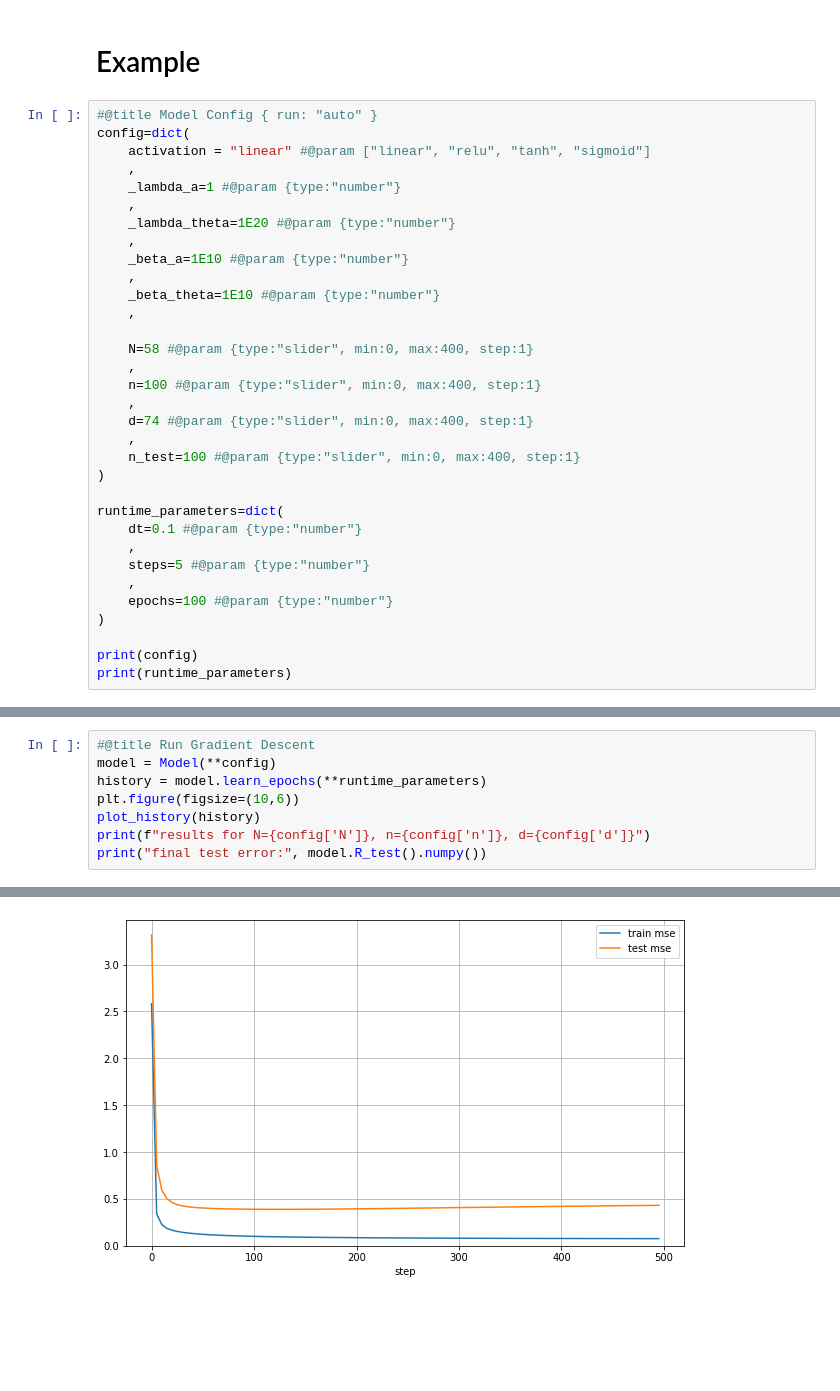
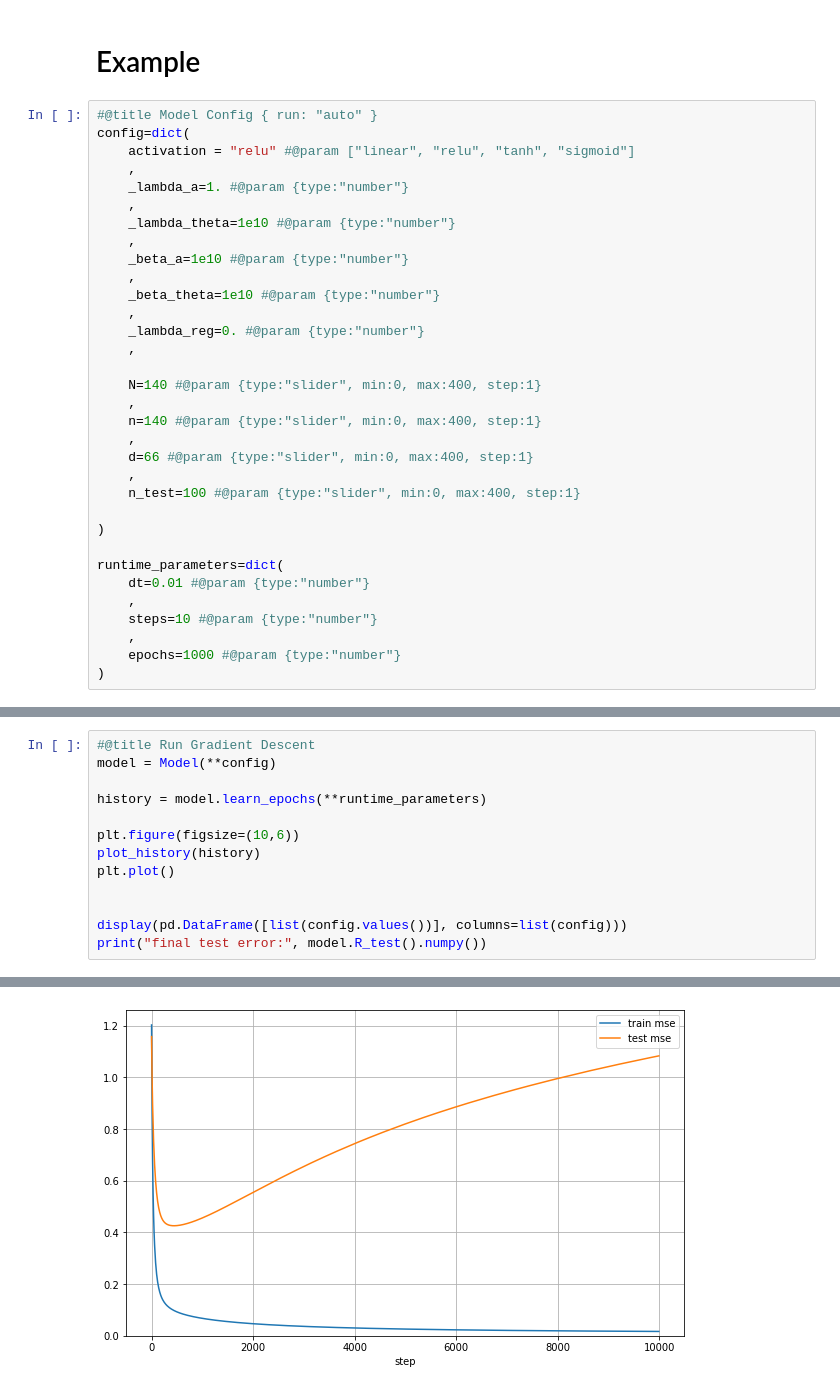
Before and after one commit to antoinexp/Ph.D, a Jupyter notebook: Neural_Net_Gaussian_Multibath.ipynb, the cells around one changed output, grey strips where cells are left out. Drawn from its saved outputs; the diff is of its cells as text; blank space fills up the shorter version.

```diff
--- a/Neural_Net_Gaussian_Multibath.ipynb
+++ b/Neural_Net_Gaussian_Multibath.ipynb
@@ -164,33 +186,33 @@ def plot_history(history, legend=True):
 # %%
 #@title Model Config { run: "auto" }
 config=dict(
-    activation = "linear" #@param ["linear", "relu", "tanh", "sigmoid"]
+    activation = "relu" #@param ["linear", "relu", "tanh", "sigmoid"]
     ,
-    _lambda_a=1 #@param {type:"number"}
+    _lambda_a=1. #@param {type:"number"}
     ,
-    _lambda_theta=1E20 #@param {type:"number"}
+    _lambda_theta=1e10 #@param {type:"number"}
     ,
-    _beta_a=1E10 #@param {type:"number"}
+    _beta_a=1e10 #@param {type:"number"}
     ,
-    _beta_theta=1E10 #@param {type:"number"}
+    _beta_theta=1e10 #@param {type:"number"}
+    ,
+    _lambda_reg=0. #@param {type:"number"}
     ,
 
-    N=58 #@param {type:"slider", min:0, max:400, step:1}
+    N=140 #@param {type:"slider", min:0, max:400, step:1}
     ,
-    n=100 #@param {type:"slider", min:0, max:400, step:1}
+    n=140 #@param {type:"slider", min:0, max:400, step:1}
     ,
-    d=74 #@param {type:"slider", min:0, max:400, step:1}
+    d=66 #@param {type:"slider", min:0, max:400, step:1}
     ,
     n_test=100 #@param {type:"slider", min:0, max:400, step:1}
+
 )
 
 runtime_parameters=dict(
-    dt=0.1 #@param {type:"number"}
+    dt=0.01 #@param {type:"number"}
     ,
-    steps=5 #@param {type:"number"}
+    steps=10 #@param {type:"number"}
     ,
-    epochs=100 #@param {type:"number"}
+    epochs=1000 #@param {type:"number"}
 )
-
-print(config)
-print(runtime_parameters)
@@ -200,9 +219,14 @@ print(runtime_parameters)
 # %%
 #@title Run Gradient Descent
 model = Model(**config)
+
 history = model.learn_epochs(**runtime_parameters)
+
 plt.figure(figsize=(10,6))
 plot_history(history)
-print(f"results for N={config['N']}, n={config['n']}, d={config['d']}")
+plt.plot()
+
+
+display(pd.DataFrame([list(config.values())], columns=list(config)))
 print("final test error:", model.R_test().numpy())
 # %% [output]
@@ -211,4 +236,4 @@ final test error: 0.431589
-[figure, old version]
+[figure, new version]
 # %%
 #@title "a" distribution
 plt.hist(model._a.numpy(), bins=20, range=(-1,1))
```
Also changed, not shown: parts of 19 cells of this notebook.
